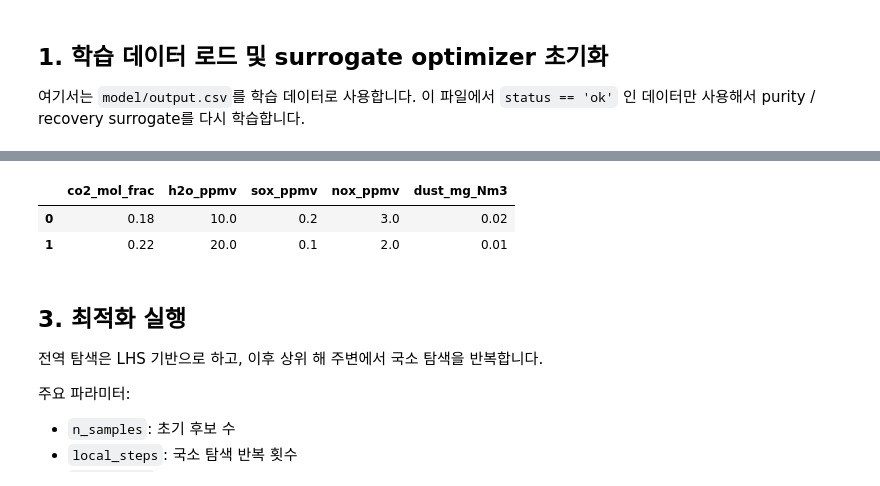
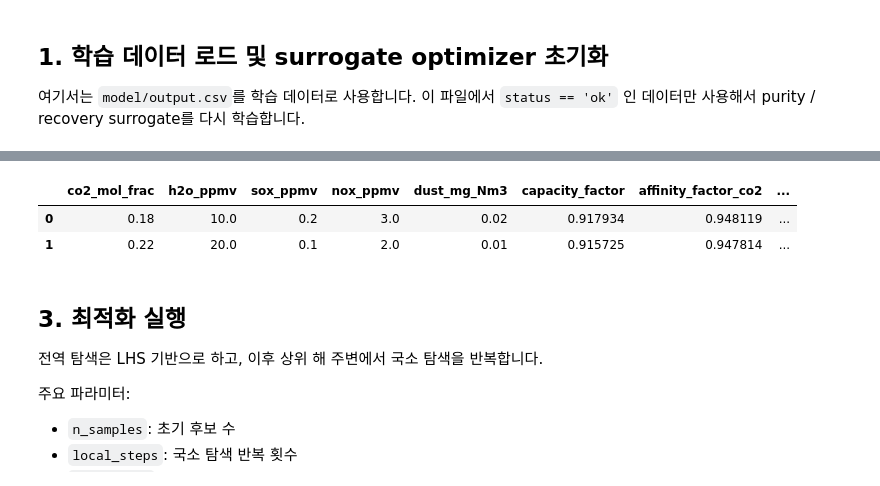
Before and after one commit to junhyun111/psa, a Jupyter notebook: mof/optimization/optimization.ipynb, the cells around one changed output, grey strips where cells are left out. Drawn from its saved outputs; the diff is of its cells as text; code cells hidden in the pictures.

```diff
--- a/mof/optimization/optimization.ipynb
+++ b/mof/optimization/optimization.ipynb
@@ -49,9 +58,23 @@ pd.set_option('display.width', 200)
 # 현재 작업 경로에 따라 데이터 경로를 자동으로 맞춘다.
 
 base_dir = module_dir
-train_csv = r'C:\Users\junhyun111\Desktop\psa\mof\output.csv'
+default_train_candidates = [
+    model_dir / 'output.csv',
+    dataset_dir / 'data.csv',
+    dataset_dir / 'test.csv',
+]
+train_csv = next((path for path in default_train_candidates if path.exists()), None)
+if train_csv is None:
+    raise FileNotFoundError('학습용 CSV를 찾지 못했습니다. train_csv 경로를 직접 지정하세요.')
+
+purity_model_path = model_dir / 'CO2_purity_dnn.keras'
+recovery_model_path = model_dir / 'CO2_recovery_dnn.keras'
+for model_path in [purity_model_path, recovery_model_path]:
+    if not model_path.exists():
+        raise FileNotFoundError(f'모델 파일이 없습니다: {model_path}')
 
 train_df = load_training_data(train_csv)
+print(f'학습 데이터 경로: {train_csv}')
 print(f'원본 학습 데이터 shape: {train_df.shape}')
 
 # 공정 상수와 비용 가정은 dataclass로 분리되어 있다.
@@ -83,6 +106,8 @@ cost_config = CostConfig(
 
 optimizer = PSAEconomicsOptimizer(
     train_df=train_df,
+    purity_model_path=purity_model_path,
+    recovery_model_path=recovery_model_path,
     constants=process_constants,
     cost=cost_config,
 )
@@ -110,36 +136,48 @@ optimizer.train_df.head()
 - `nox_ppmv`
 - `dust_mg_Nm3`
 # %%
-# 예시 입력 가스 상태를 정의한다.
-# 실제 분석 시 이 표를 원하는 케이스로 바꾸면 된다.
+# 최적화에 넣을 고정 입력 케이스를 정의한다.
+# fixed_inputs_csv를 지정하면 외부 CSV를 읽고, None이면 아래 예시를 사용한다.
 
-gas_states_df = pd.DataFrame([
-    {
-        'co2_mol_frac': 0.18,
-        'h2o_ppmv': 10.0,
-        'sox_ppmv': 0.20,
-        'nox_ppmv': 3.0,
-        'dust_mg_Nm3': 0.02,
-    },
-    {
-        'co2_mol_frac': 0.22,
-        'h2o_ppmv': 20.0,
-        'sox_ppmv': 0.10,
-        'nox_ppmv': 2.0,
-        'dust_mg_Nm3': 0.01,
-    },
-])
+fixed_inputs_csv = None
+# fixed_inputs_csv = dataset_dir / 'test.csv'
 
-# 컬럼 누락 여부를 확인한다.
-missing_cols = [col for col in GAS_STATE_COLS if col not in gas_states_df.columns]
+if fixed_inputs_csv is not None:
+    fixed_inputs_df = load_fixed_inputs(Path(fixed_inputs_csv), optimizer.train_df)
+else:
+    fixed_inputs_df = pd.DataFrame([
+        {
+            'co2_mol_frac': 0.18,
+            'h2o_ppmv': 10.0,
+            'sox_ppmv': 0.20,
+            'nox_ppmv': 3.0,
+            'dust_mg_Nm3': 0.02,
+        },
+        {
+            'co2_mol_frac': 0.22,
+            'h2o_ppmv': 20.0,
+            'sox_ppmv': 0.10,
+            'nox_ppmv': 2.0,
+            'dust_mg_Nm3': 0.01,
+        },
+    ])
+    missing_cols = [col for col in GAS_STATE_COLS if col not in fixed_inputs_df.columns]
+    if missing_cols:
+        raise ValueError(f'고정 입력 컬럼 누락: {missing_cols}')
+    fixed_inputs_df = pd.DataFrame([
+        normalize_fixed_input(row.to_dict())
+        for _, row in fixed_inputs_df.iterrows()
+    ])
+
+missing_cols = [col for col in GAS_STATE_COLS if col not in fixed_inputs_df.columns]
 if missing_cols:
-    raise ValueError(f'가스 상태 컬럼 누락: {missing_cols}')
+    raise ValueError(f'고정 입력 컬럼 누락: {missing_cols}')
 
-gas_states_df
+fixed_inputs_df[GAS_STATE_COLS + FACTOR_COLS]
 # %% [output]
-|  | co2_mol_frac | h2o_ppmv | sox_ppmv | nox_ppmv | dust_mg_Nm3 |
-| 0 | 0.18 | 10.0 | 0.2 | 3.0 | 0.02 |
-| 1 | 0.22 | 20.0 | 0.1 | 2.0 | 0.01 |
+|  | co2_mol_frac | h2o_ppmv | sox_ppmv | nox_ppmv | dust_mg_Nm3 | capacity_factor | affinity_factor_co2 | ... |
+| 0 | 0.18 | 10.0 | 0.2 | 3.0 | 0.02 | 0.917934 | 0.948119 | ... |
+| 1 | 0.22 | 20.0 | 0.1 | 2.0 | 0.01 | 0.915725 | 0.947814 | ... |
 # %% [markdown]
 ## 3. 최적화 실행
 
```
Also changed, not shown: parts of 9 cells of this notebook, 3 other files.
